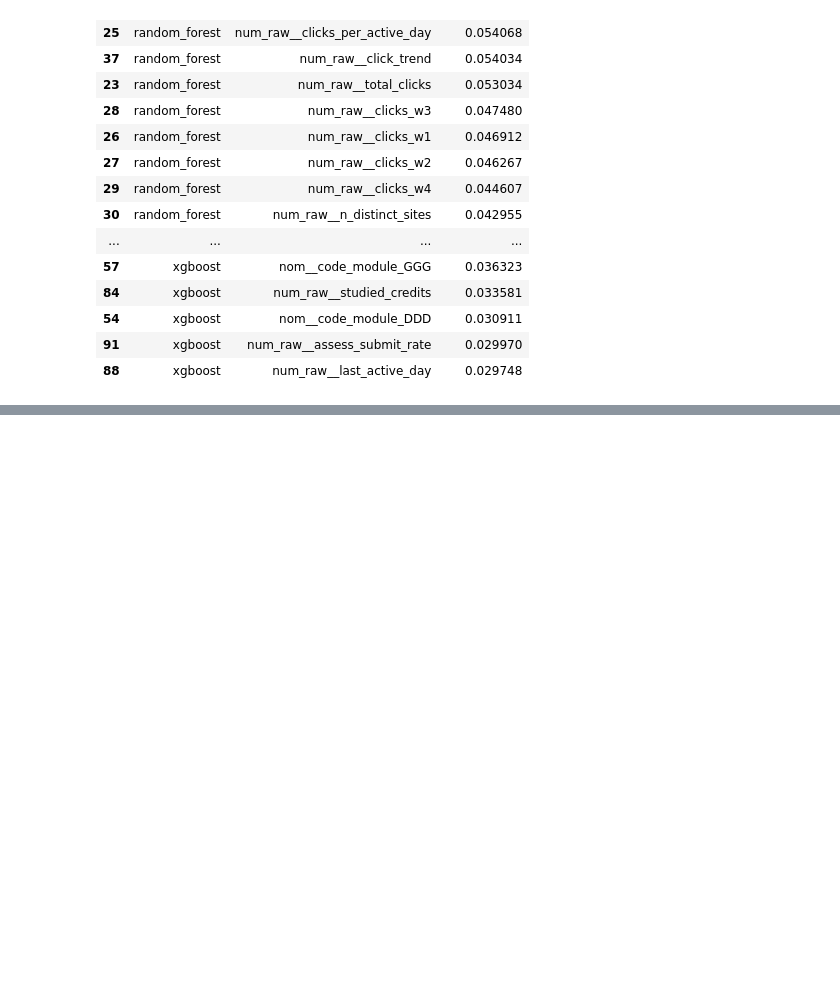
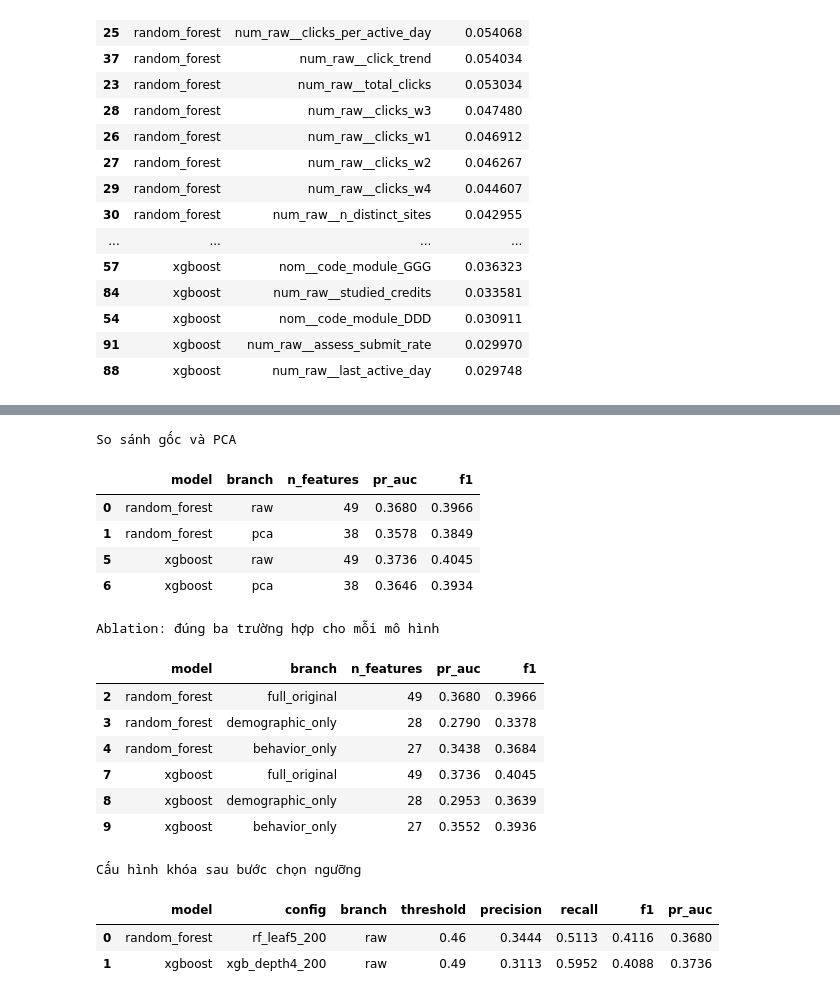
Before and after one commit to Khanhlc2005/OULAD_learning_analytics, a Jupyter notebook: notebooks/04_random_forest_xgboost.ipynb, the cells around one changed output, grey strips where cells are left out. Drawn from its saved outputs; the diff is of its cells as text; code cells hidden in the pictures; blank space fills up the shorter version.

```diff
--- a/notebooks/04_random_forest_xgboost.ipynb
+++ b/notebooks/04_random_forest_xgboost.ipynb
@@ -62,0 +111,33 @@ importance.groupby('model', group_keys=False).head(10)
+# %%
+from src.models.rf_xgb_stage4 import run_dev
+
+dev_options, dev_thresholds, dev_selected, model_lock = run_dev(
+    DATASET, RESULTS, RESULTS / "rf_xgb_cv_selected.csv"
+)
+representation = dev_options.loc[dev_options.experiment == "representation"]
+ablation = dev_options.loc[dev_options.experiment == "ablation"]
+print("So sánh gốc và PCA")
+display(representation[["model", "branch", "n_features", "pr_auc", "f1"]].round(4))
+print("Ablation: đúng ba trường hợp cho mỗi mô hình")
+display(ablation[["model", "branch", "n_features", "pr_auc", "f1"]].round(4))
+print("Cấu hình khóa sau bước chọn ngưỡng")
+display(dev_selected[["model", "config", "branch", "threshold", "precision", "recall", "f1", "pr_auc"]].round(4))
+# %% [output]
+So sánh gốc và PCA
+|  | model | branch | n_features | pr_auc | f1 |
+| 0 | random_forest | raw | 49 | 0.3680 | 0.3966 |
+| 1 | random_forest | pca | 38 | 0.3578 | 0.3849 |
+| 5 | xgboost | raw | 49 | 0.3736 | 0.4045 |
+| 6 | xgboost | pca | 38 | 0.3646 | 0.3934 |
+Ablation: đúng ba trường hợp cho mỗi mô hình
+|  | model | branch | n_features | pr_auc | f1 |
+| 2 | random_forest | full_original | 49 | 0.3680 | 0.3966 |
+| 3 | random_forest | demographic_only | 28 | 0.2790 | 0.3378 |
+| 4 | random_forest | behavior_only | 27 | 0.3438 | 0.3684 |
+| 7 | xgboost | full_original | 49 | 0.3736 | 0.4045 |
+| 8 | xgboost | demographic_only | 28 | 0.2953 | 0.3639 |
+| 9 | xgboost | behavior_only | 27 | 0.3552 | 0.3936 |
+Cấu hình khóa sau bước chọn ngưỡng
+|  | model | config | branch | threshold | precision | recall | f1 | pr_auc |
+| 0 | random_forest | rf_leaf5_200 | raw | 0.46 | 0.3444 | 0.5113 | 0.4116 | 0.3680 |
+| 1 | xgboost | xgb_depth4_200 | raw | 0.49 | 0.3113 | 0.5952 | 0.4088 | 0.3736 |
```
Also changed, not shown: parts of 12 cells of this notebook, 21 other files.
